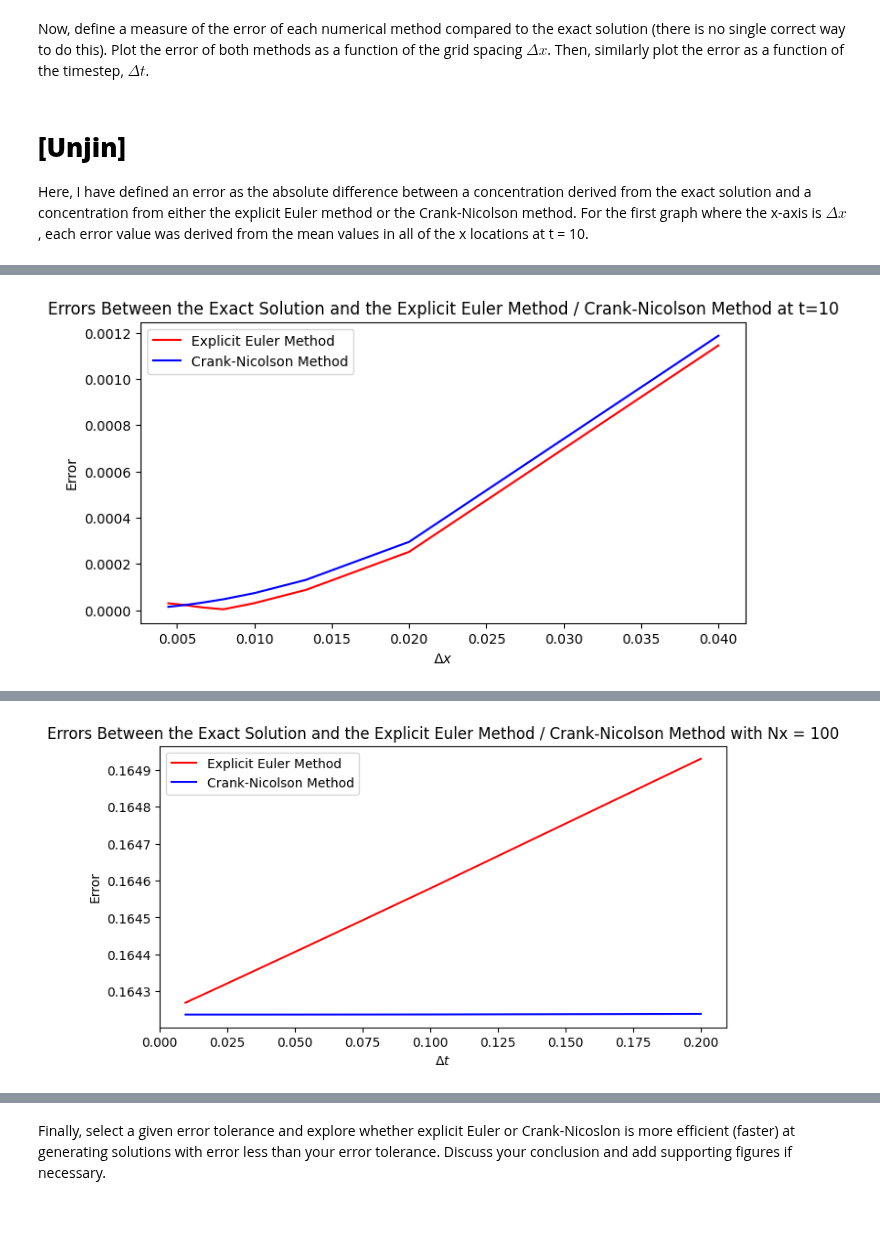
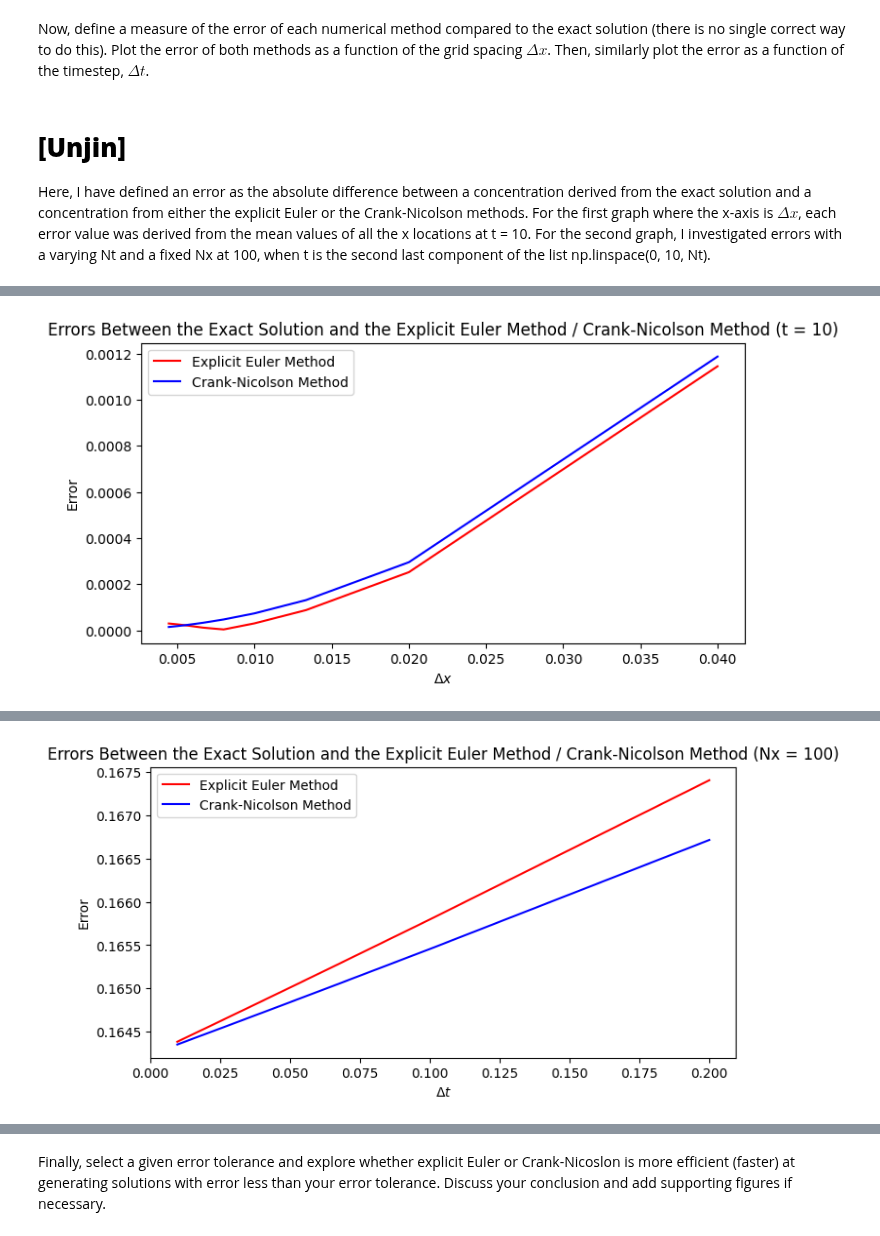
Before and after one commit to Unjin-Jang/QCES, a Jupyter notebook: Project1_numerical_methods.ipynb, the cells around one changed output, grey strips where cells are left out. Cells and saved outputs as stored; diff of their text form; code cells hidden in the pictures.

```diff
--- a/Project1_numerical_methods.ipynb
+++ b/Project1_numerical_methods.ipynb
@@ -281,7 +281,7 @@ Crank-Nicolson method took 0.11 seconds
 Now, define a measure of the error of each numerical method compared to the exact solution (there is no single correct way to do this). Plot the error of both methods as a function of the grid spacing $\Delta x$. Then, similarly plot the error as a function of the timestep, $\Delta t$.
 # %% [markdown]
 # **[Unjin]**
-Here, I have defined an error as the absolute difference between a concentration derived from the exact solution and a concentration from either the explicit Euler method or the Crank-Nicolson method. For the first graph where the x-axis is $\Delta x$, each error value was derived from the mean values in all of the x locations at t = 10.
+Here, I have defined an error as the absolute difference between a concentration derived from the exact solution and a concentration from either the explicit Euler or the Crank-Nicolson methods. For the first graph where the x-axis is $\Delta x$, each error value was derived from the mean values of all the x locations at t = 10. For the second graph, I investigated errors with a varying Nt and a fixed Nx at 100, when t is the second last component of the list np.linspace(0, 10, Nt).
 # %%
 import numpy as np
 import matplotlib.pyplot as plt
@@ -310,14 +310,12 @@ for Nx in varying_Nx:
     err_CN = np.abs(c_EX - c_CN[:, -1]).mean()
     errs_EE_Nx.append(err_EE)
     errs_CN_Nx.append(err_CN)
-
-
 plt.figure(figsize=(8, 4))
 plt.xlabel("$\Delta x$")
 plt.ylabel("Error")
 plt.plot(varying_del_x, errs_EE_Nx, label="Explicit Euler Method", color="red")
 plt.plot(varying_del_x, errs_CN_Nx, label="Crank-Nicolson Method", color="blue")
-plt.title("Errors Between the Exact Solution and the Explicit Euler Method / Crank-Nicolson Method at t=10")
+plt.title("Errors Between the Exact Solution and the Explicit Euler Method / Crank-Nicolson Method (t = 10)")
 plt.legend()
 plt.show()
 
@@ -326,26 +324,22 @@ plt.show()
 varying_Nt = range(50, 1100, 50)
 varying_del_t = [10 / Nt for Nt in varying_Nt]
 x = np.linspace(-1, 1, 100)
-
-
 for Nt in varying_Nt:
     t = np.linspace(0, 10, Nt)
-    #t_EX = t[-1]
-    c_EX = set_ics(x, kappa, 10)
+    t_arb = t[-2]
+    c_EX = set_ics(x, kappa, t_arb)
     c_EE = EE(x, t, kappa)
     c_CN = CN(x, t, kappa)
-    err_EE = np.abs(c_EX - c_EE[:, -1]).mean()
-    err_CN = np.abs(c_EX - c_CN[:, -1]).mean()
+    err_EE = np.abs(c_EX - c_EE[:, -2]).mean()
+    err_CN = np.abs(c_EX - c_CN[:, -2]).mean()
     errs_EE_Nt.append(err_EE)
     errs_CN_Nt.append(err_CN)
-
-
 plt.figure(figsize=(8, 4))
 plt.xlabel("$\Delta t$")
 plt.ylabel("Error")
 plt.plot(varying_del_t, errs_EE_Nt, label="Explicit Euler Method", color="red")
 plt.plot(varying_del_t, errs_CN_Nt, label="Crank-Nicolson Method", color="blue")
-plt.title("Errors Between the Exact Solution and the Explicit Euler Method / Crank-Nicolson Method with Nx = 100")
+plt.title("Errors Between the Exact Solution and the Explicit Euler Method / Crank-Nicolson Method (Nx = 100)")
 plt.legend()
 plt.show()
 # %% [output]
@@ -370,4 +364,4 @@ Crank-Nicolson method took 0.61 seconds
-[figure, old version]
+[figure, new version]
 Explicit Euler method took 0.01 seconds
 Crank-Nicolson method took 0.03 seconds
 Explicit Euler method took 0.01 seconds
@@ -388 +382 @@ Crank-Nicolson method took 0.09 seconds
-[figure, old version]
+[figure, new version]
```
Also changed, not shown: parts of 5 cells of this notebook.
